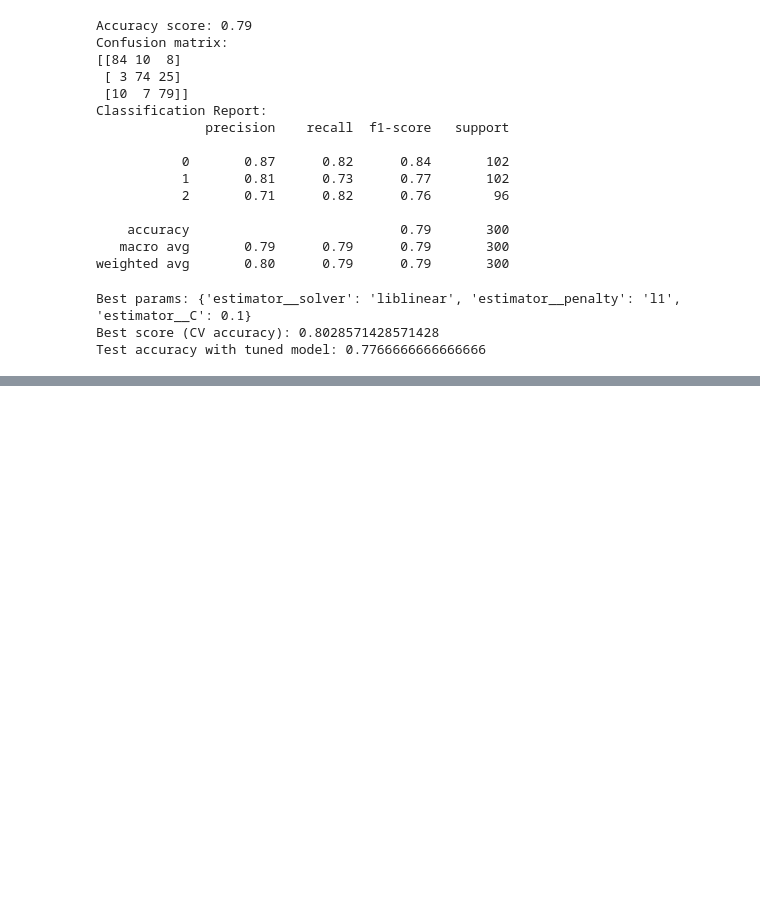
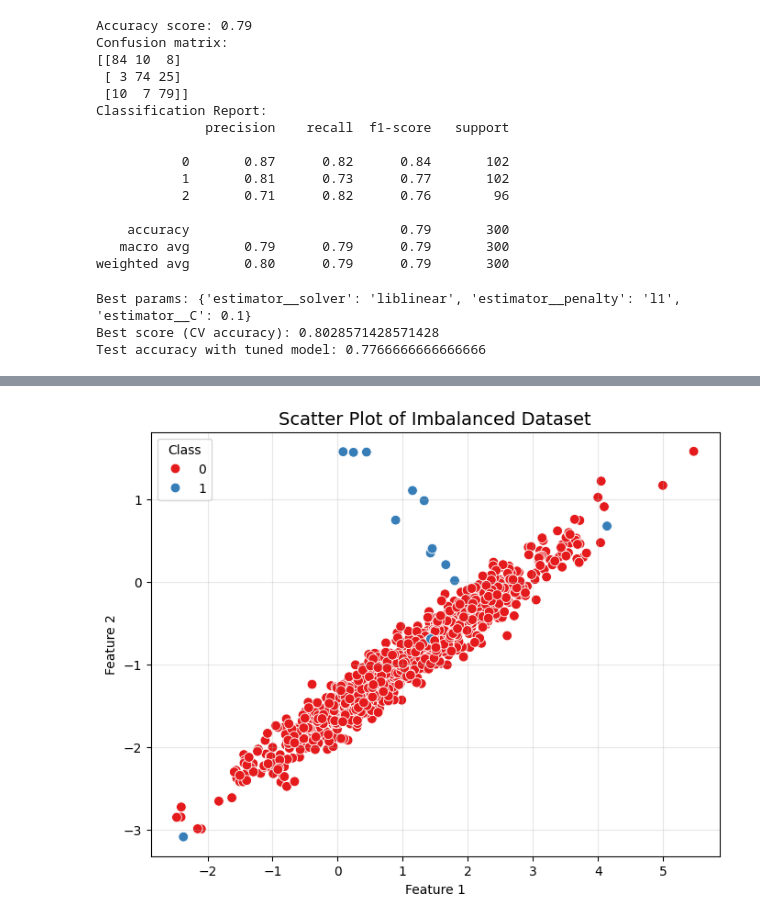
Before and after one commit to prsundaram/python-series, a Jupyter notebook: Logistic_Regression/logistic_regression.ipynb, the cells around one changed output, grey strips where cells are left out. Cells and saved outputs as stored; diff of their text form; code cells hidden in the pictures; blank space fills up the shorter version.

```diff
--- a/Logistic_Regression/logistic_regression.ipynb
+++ b/Logistic_Regression/logistic_regression.ipynb
@@ -1095,0 +1176,23 @@ Test accuracy with tuned model: 0.7766666666666666
+# %%
+# Convert X (NumPy array) into a DataFrame for easier plotting
+df = pd.DataFrame(X, columns=["Feature_1", "Feature_2"])
+
+# Create a scatter plot to visualize class separation for the two features
+# hue=y colors each point based on its class label
+plt.figure(figsize=(8, 6))
+sns.scatterplot(
+    x=df["Feature_1"],
+    y=df["Feature_2"],
+    hue=y,
+    palette="Set1",
+    s=60
+)
+
+plt.title("Scatter Plot of Imbalanced Dataset", fontsize=14)
+plt.xlabel("Feature 1")
+plt.ylabel("Feature 2")
+plt.legend(title="Class")
+plt.grid(alpha=0.3)
+plt.show()
+# %% [output]
+[figure, added]
```
Also changed, not shown: parts of 14 cells of this notebook.
